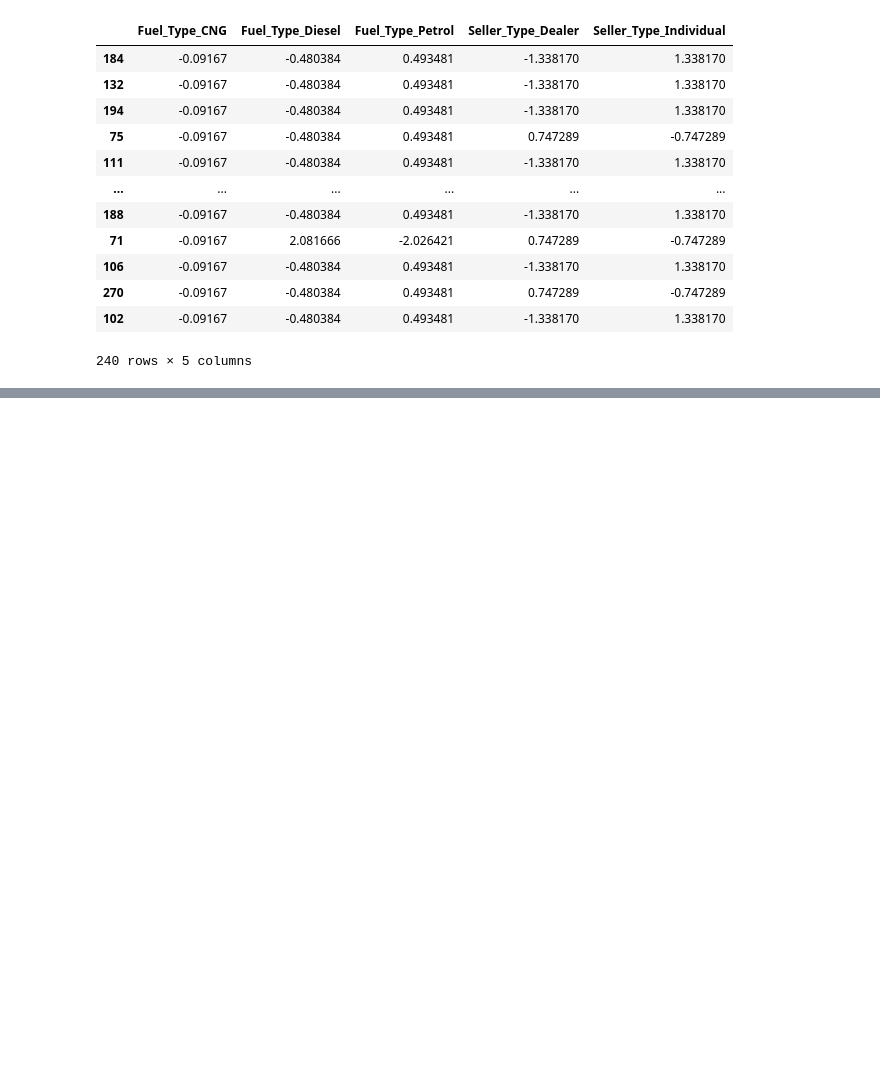
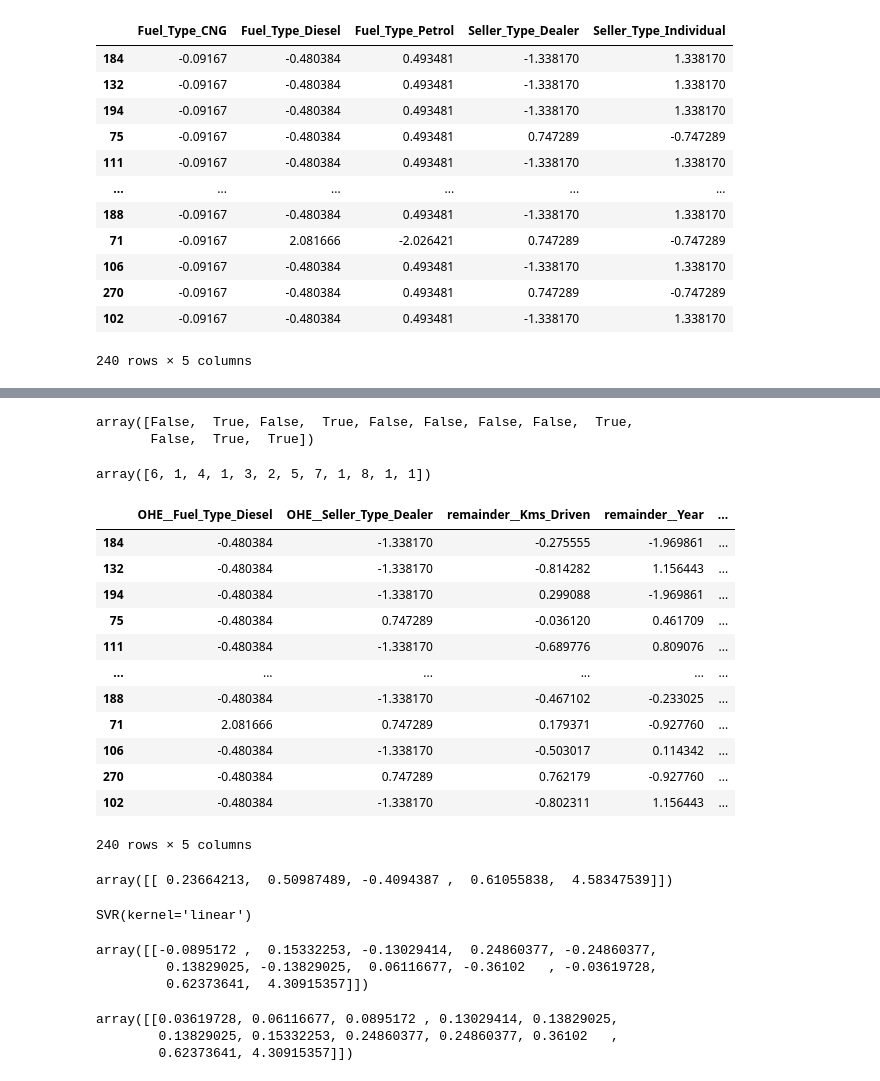
Before and after one commit to malviynjali11/MLP-Course, a Jupyter notebook: Week3/T1live1.ipynb, the cells around one changed output, grey strips where cells are left out. Drawn from its saved outputs; the diff is of its cells as text; code cells hidden in the pictures; blank space fills up the shorter version.

Commit message:
Completing Pipeline

```diff
--- a/Week3/T1live1.ipynb
+++ b/Week3/T1live1.ipynb
@@ -231,0 +287,7 @@ df2.head()
+# %%
+stp = [("Imputing", imputing_cols),
+       ("Encoding", encoded_col),
+       ("Scaling", StandardScaler())]
+
+pipe = Pipeline(steps=stp).set_output(transform="pandas")
+pipe
@@ -231,0 +317,54 @@ df2.head()
+# %%
+df4 = pipe.fit_transform(X_train)
+# %%
+from sklearn.feature_selection import RFE
+from sklearn.svm import SVR
+
+estimator = SVR(kernel="linear")
+selector = RFE(estimator, n_features_to_select=5, step=1).set_output(transform="pandas")
+# %%
+selector = selector.fit(df4, y_train)
+selector.support_
+# %% [output]
+array([False,  True, False,  True, False, False, False, False,  True,
+       False,  True,  True])
+# %%
+selector.ranking_
+# %% [output]
+array([6, 1, 4, 1, 3, 2, 5, 7, 1, 8, 1, 1])
+# %%
+selector.transform(df4)
+# %% [output]
+|  | OHE__Fuel_Type_Diesel | OHE__Seller_Type_Dealer | remainder__Kms_Driven | remainder__Year | ... |
+| 184 | -0.480384 | -1.338170 | -0.275555 | -1.969861 | ... |
+| 132 | -0.480384 | -1.338170 | -0.814282 | 1.156443 | ... |
+| 194 | -0.480384 | -1.338170 | 0.299088 | -1.969861 | ... |
+| 75 | -0.480384 | 0.747289 | -0.036120 | 0.461709 | ... |
+| 111 | -0.480384 | -1.338170 | -0.689776 | 0.809076 | ... |
+| ... | ... | ... | ... | ... | ... |
+| 188 | -0.480384 | -1.338170 | -0.467102 | -0.233025 | ... |
+| 71 | 2.081666 | 0.747289 | 0.179371 | -0.927760 | ... |
+| 106 | -0.480384 | -1.338170 | -0.503017 | 0.114342 | ... |
+| 270 | -0.480384 | 0.747289 | 0.762179 | -0.927760 | ... |
+| 102 | -0.480384 | -1.338170 | -0.802311 | 1.156443 | ... |
+240 rows × 5 columns
+# %%
+selector.estimator_.coef_
+# %% [output]
+array([[ 0.23664213,  0.50987489, -0.4094387 ,  0.61055838,  4.58347539]])
+# %%
+estimator.fit(df4, y_train)
+# %% [output]
+SVR(kernel='linear')
+# %%
+estimator.coef_
+# %% [output]
+array([[-0.0895172 ,  0.15332253, -0.13029414,  0.24860377, -0.24860377,
+         0.13829025, -0.13829025,  0.06116677, -0.36102   , -0.03619728,
+         0.62373641,  4.30915357]])
+# %%
+np.sort(np.abs(estimator.coef_))
+# %% [output]
+array([[0.03619728, 0.06116677, 0.0895172 , 0.13029414, 0.13829025,
+        0.13829025, 0.15332253, 0.24860377, 0.24860377, 0.36102   ,
+        0.62373641, 4.30915357]])
```
Also changed, not shown: parts of 22 cells of this notebook.
